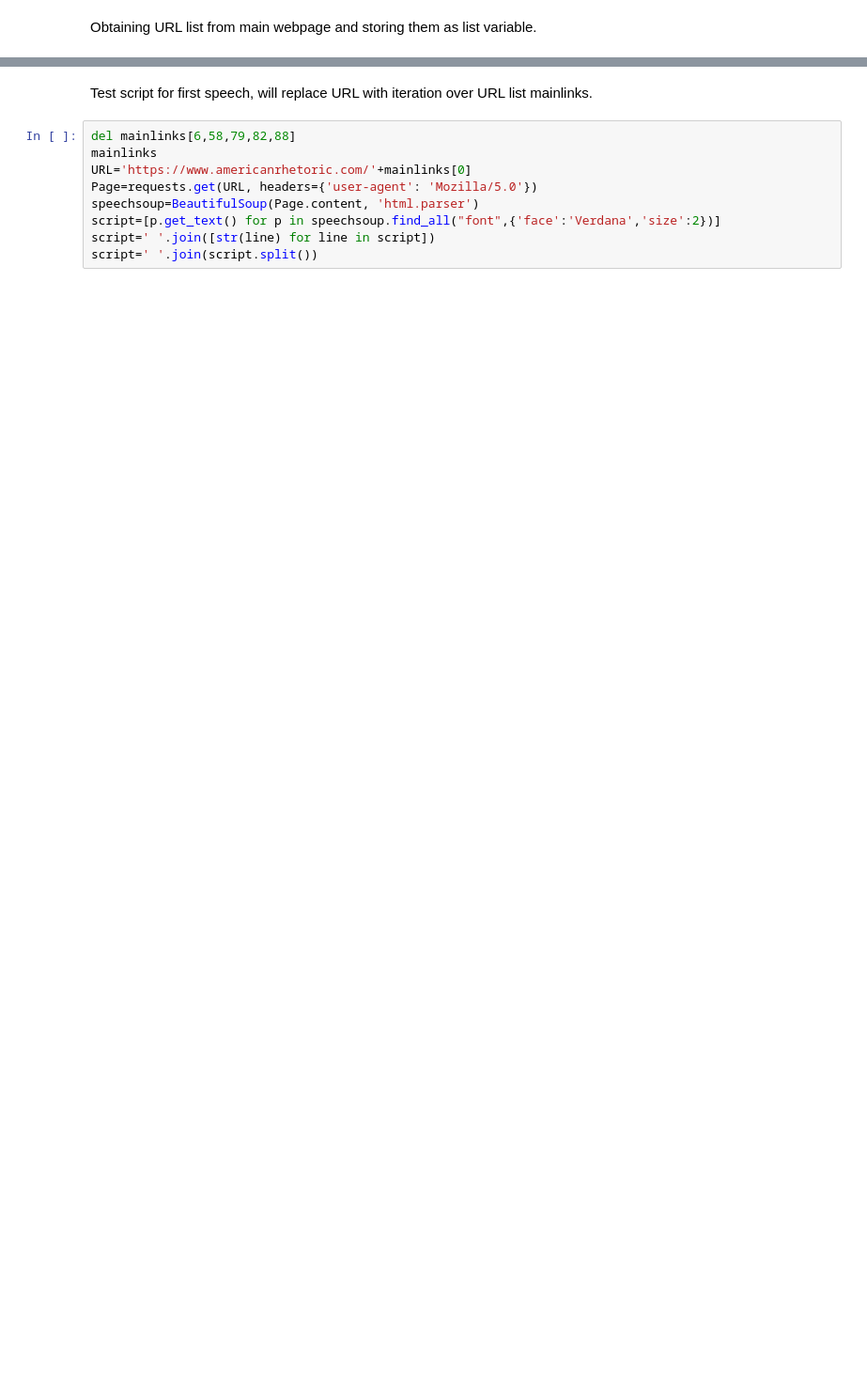
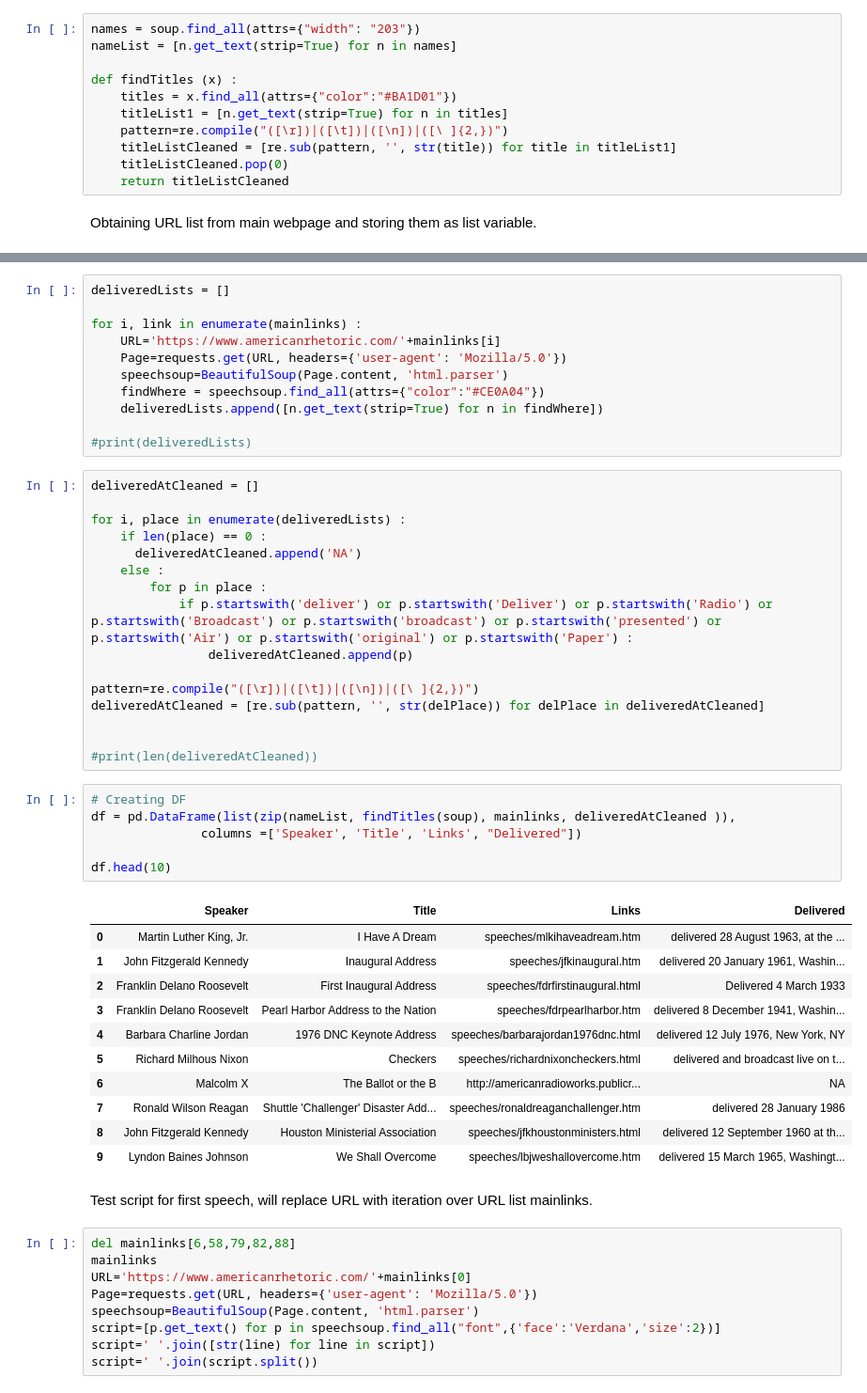
Before and after one commit to QuArtzX20/MDA_Speeches, a Jupyter notebook: WebScraping_test.ipynb, the cells around one changed output, grey strips where cells are left out. Shown at 94% size. Saved outputs shown, nothing was run; the diff lists cells and outputs as text; blank space fills up the shorter version.

```diff
--- a/WebScraping_test.ipynb
+++ b/WebScraping_test.ipynb
@@ -10,3 +16,14 @@ MainPage= requests.get(MainURL, headers={'user-agent': 'Mozilla/5.0'})
+# %%
+names = soup.find_all(attrs={"width": "203"})
+nameList = [n.get_text(strip=True) for n in names]
+
+def findTitles (x) :
+    titles = x.find_all(attrs={"color":"#BA1D01"})
+    titleList1 = [n.get_text(strip=True) for n in titles]
+    pattern=re.compile("([\r])|([\t])|([\n])|([\ ]{2,})")
+    titleListCleaned = [re.sub(pattern, '', str(title)) for title in titleList1]
+    titleListCleaned.pop(0)
+    return titleListCleaned
 # %% [markdown]
 Obtaining URL list from main webpage and storing them as list variable.
 # %%
@@ -19,3 +36,48 @@ mainlinks=[a['href'] for a in soup.find_all('a',href=True)
+# %%
+deliveredLists = []
+
+for i, link in enumerate(mainlinks) :
+    URL='https://www.americanrhetoric.com/'+mainlinks[i]
+    Page=requests.get(URL, headers={'user-agent': 'Mozilla/5.0'})
+    speechsoup=BeautifulSoup(Page.content, 'html.parser')
+    findWhere = speechsoup.find_all(attrs={"color":"#CE0A04"})
+    deliveredLists.append([n.get_text(strip=True) for n in findWhere])
+
+#print(deliveredLists)
+# %%
+deliveredAtCleaned = []
+
+for i, place in enumerate(deliveredLists) :
+    if len(place) == 0 :
+      deliveredAtCleaned.append('NA')
+    else :
+        for p in place :
+            if p.startswith('deliver') or p.startswith('Deliver') or p.startswith('Radio') or p.startswith('Broadcast') or p.startswith('broadcast') or p.startswith('presented') or p.startswith('Air') or p.startswith('original') or p.startswith('Paper') :
+                deliveredAtCleaned.append(p)
+
+pattern=re.compile("([\r])|([\t])|([\n])|([\ ]{2,})")
+deliveredAtCleaned = [re.sub(pattern, '', str(delPlace)) for delPlace in deliveredAtCleaned]
+
+
+#print(len(deliveredAtCleaned))
+# %%
+# Creating DF
+df = pd.DataFrame(list(zip(nameList, findTitles(soup), mainlinks, deliveredAtCleaned )),
+               columns =['Speaker', 'Title', 'Links', "Delivered"])
+
+df.head(10)
+# %% [output]
+|  | Speaker | Title | Links | Delivered |
+| 0 | Martin Luther King, Jr. | I Have A Dream | speeches/mlkihaveadream.htm | delivered 28 August 1963, at the ... |
+| 1 | John Fitzgerald Kennedy | Inaugural Address | speeches/jfkinaugural.htm | delivered 20 January 1961, Washin... |
+| 2 | Franklin Delano Roosevelt | First Inaugural Address | speeches/fdrfirstinaugural.html | Delivered 4 March 1933 |
+| 3 | Franklin Delano Roosevelt | Pearl Harbor Address to the Nation | speeches/fdrpearlharbor.htm | delivered 8 December 1941, Washin... |
+| 4 | Barbara Charline Jordan | 1976 DNC Keynote Address | speeches/barbarajordan1976dnc.html | delivered 12 July 1976, New York, NY |
+| 5 | Richard Milhous Nixon | Checkers | speeches/richardnixoncheckers.html | delivered and broadcast live on t... |
+| 6 | Malcolm X | The Ballot or the B | http://americanradioworks.publicr... | NA |
+| 7 | Ronald Wilson Reagan | Shuttle 'Challenger' Disaster Add... | speeches/ronaldreaganchallenger.htm | delivered 28 January 1986 |
+| 8 | John Fitzgerald Kennedy | Houston Ministerial Association | speeches/jfkhoustonministers.html | delivered 12 September 1960 at th... |
+| 9 | Lyndon Baines Johnson | We Shall Overcome | speeches/lbjweshallovercome.htm | delivered 15 March 1965, Washingt... |
 # %% [markdown]
 Test script for first speech, will replace URL with iteration over URL list mainlinks.
 # %%
```
Also changed, not shown: parts of 5 cells of this notebook.
